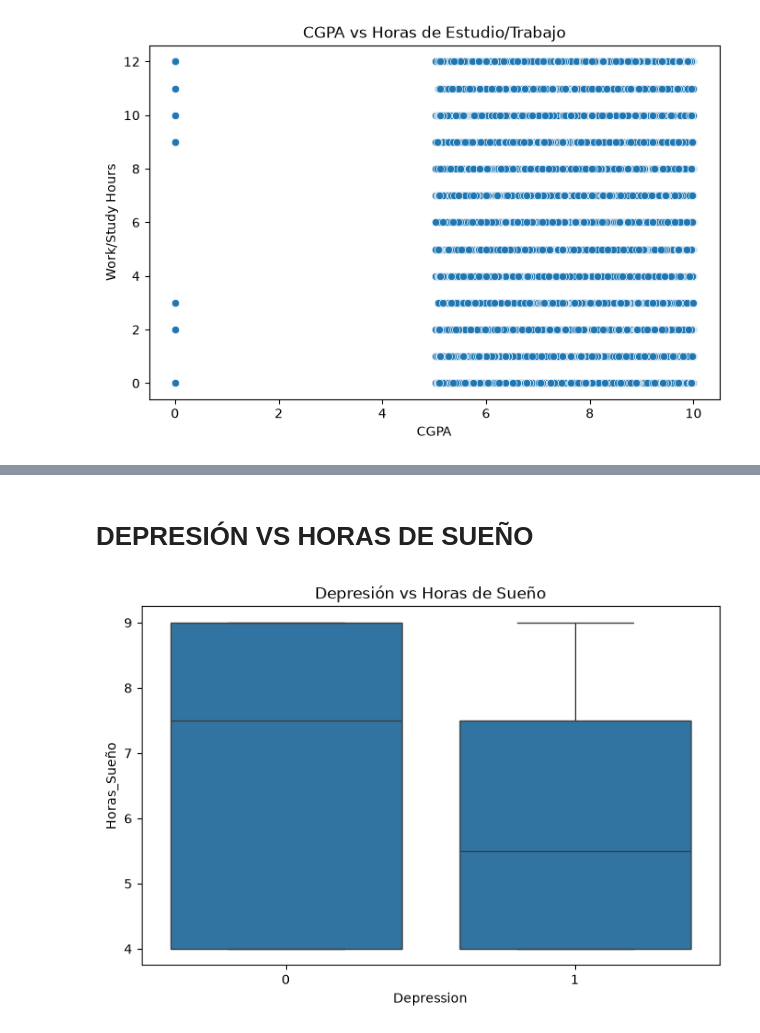
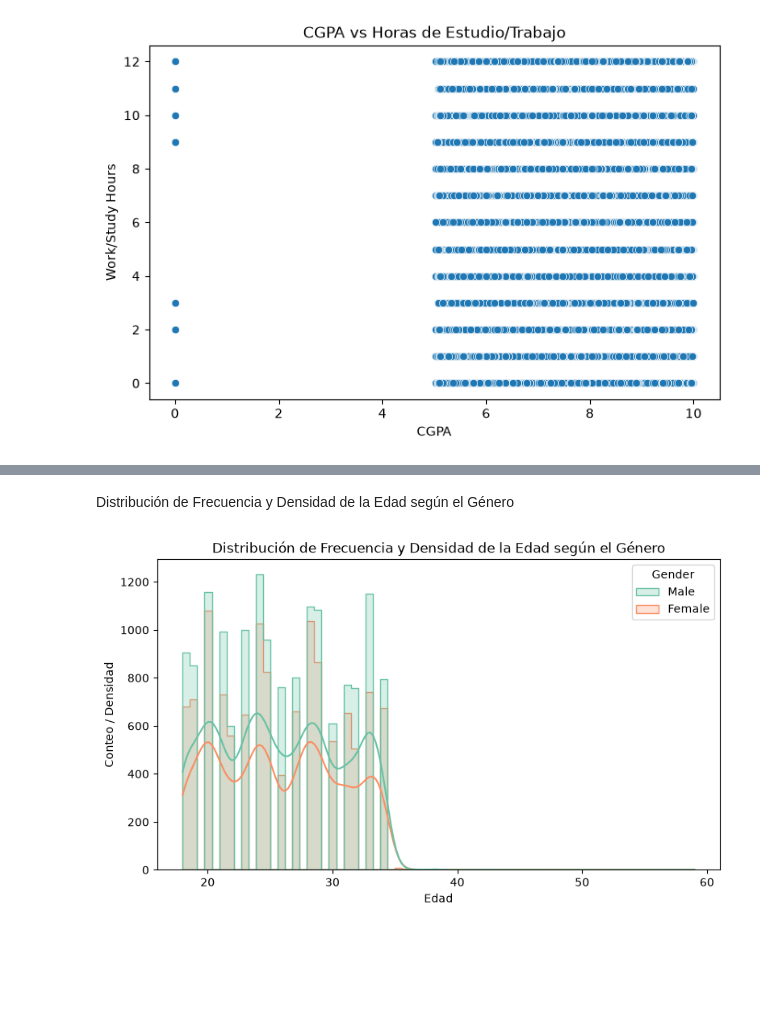
Before and after one commit to Sky-Dc/Clases_Analitica-, a Jupyter notebook: Practica1.ipynb, the cells around one changed output, grey strips where cells are left out. Cells and saved outputs as stored; diff of their text form; code cells hidden in the pictures; blank space fills up the shorter version.

```diff
--- a/Practica1.ipynb
+++ b/Practica1.ipynb
@@ -555,16 +548,18 @@ plt.show()
-# %% [markdown]
-# DEPRESIÓN VS HORAS DE SUEÑO
-# %%
-plt.figure(figsize=(8,5))
-
-sns.boxplot(
-    x="Depression",
-    y="Horas_Sueño",
-    data=df
-)
-
-plt.title("Depresión vs Horas de Sueño")
-
-plt.show()
-# %% [output]
-[figure, removed]
+# %% [markdown]
+Distribución de Frecuencia y Densidad de la Edad según el Género
+# %%
+plt.figure(figsize=(9, 5))
+sns.histplot(
+    data=df,
+    x='Age',
+    hue='Gender',
+    kde=True,
+    element='step',
+    palette='Set2',
+)
+plt.title('Distribución de Frecuencia y Densidad de la Edad según el Género')
+plt.xlabel('Edad')
+plt.ylabel('Conteo / Densidad')
+plt.show()
+# %% [output]
+[figure, added]
```
Also changed, not shown: parts of 42 cells of this notebook.
